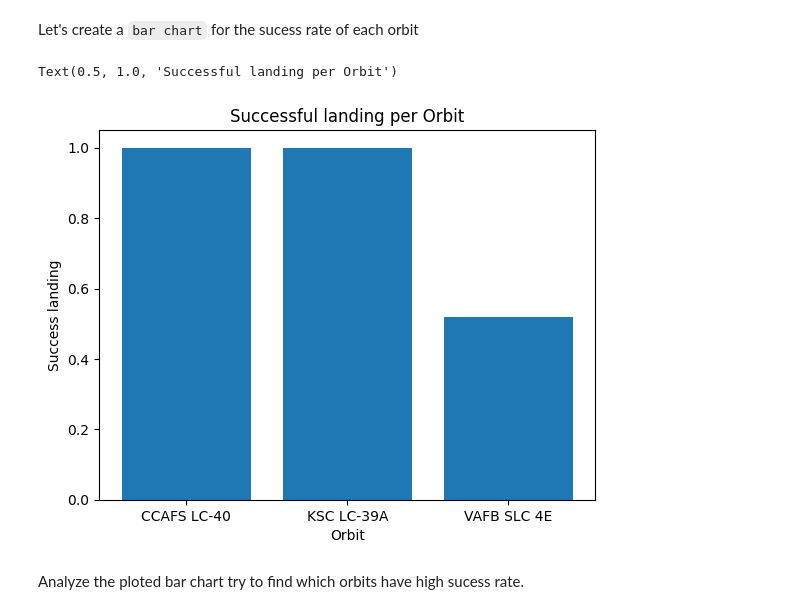
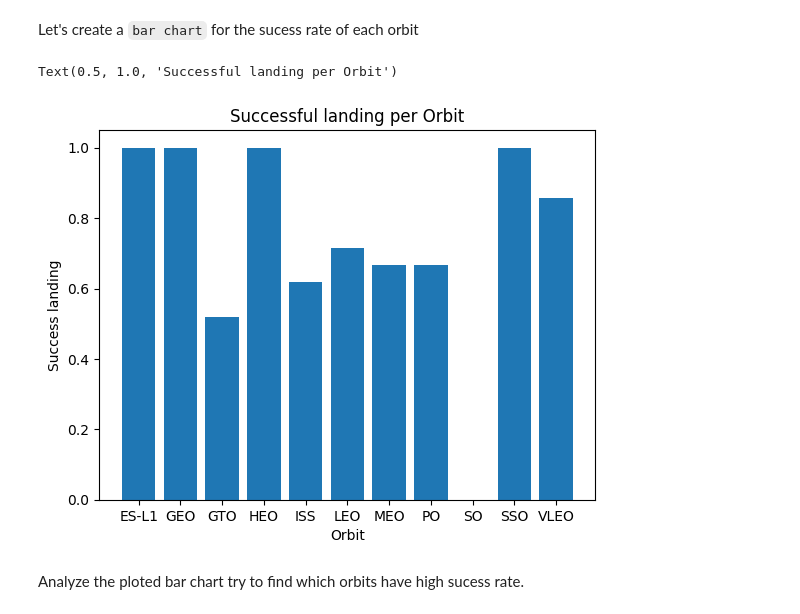
Before and after one commit to Yu5ufD/IBMCertficate, a Jupyter notebook: Week2-eda-dataviz.ipynb.jupyterlite.ipynb, the cells around one changed output. Drawn from its saved outputs; the diff is of its cells as text; code cells hidden in the pictures.

```diff
--- a/Week2-eda-dataviz.ipynb.jupyterlite.ipynb
+++ b/Week2-eda-dataviz.ipynb.jupyterlite.ipynb
@@ -148,19 +148,18 @@ Let's create a `bar chart` for the sucess rate of each orbit
 # %%
 # HINT use groupby method on Orbit column and get the mean of Class column
 test = df.groupby('Orbit')['Class'].mean()
-
-categories = ['CCAFS LC-40', 'KSC LC-39A', 'VAFB SLC 4E']
-values = [test[0], test[1], test[2]]
+result_df = test.reset_index()
+result_labels = result_df['Orbit'].values
+result_values = result_df['Class'].values
 # Create a bar plot
-plt.bar(categories, values)
-
+plt.bar(result_labels, result_values)
 # Add labels and title
 plt.xlabel('Orbit')
 plt.ylabel('Success landing')
 plt.title('Successful landing per Orbit')
 # %% [output]
 Text(0.5, 1.0, 'Successful landing per Orbit')
-[figure, old version]
+[figure, new version]
 # %% [markdown]
 Analyze the ploted bar chart try to find which orbits have high sucess rate.
 # %%
```
Also changed, not shown: parts of 5 cells of this notebook.
